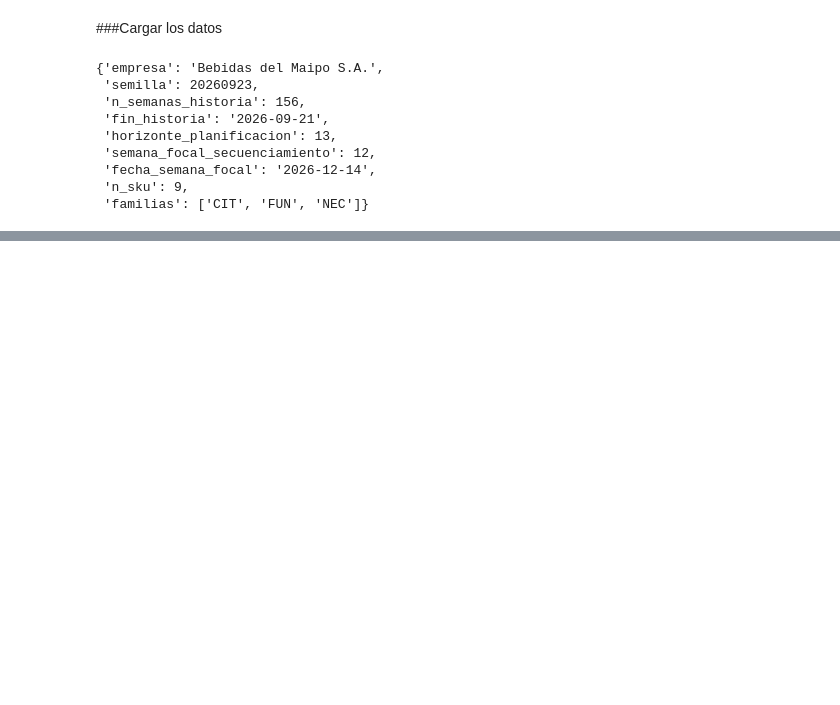
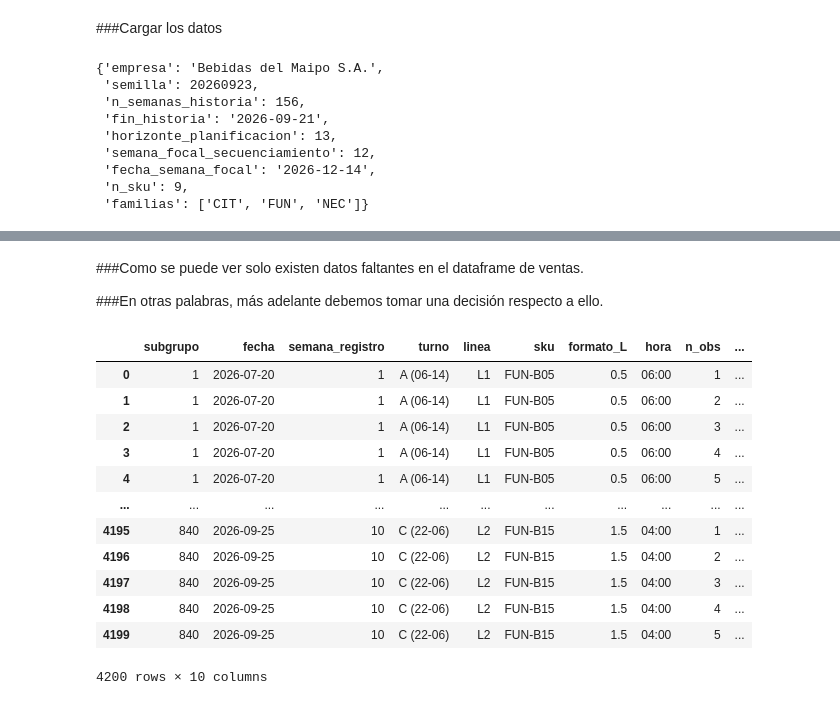
Before and after one commit to BenjaminOrtizO/CaseStudy, a Jupyter notebook: Entrega1.ipynb, the cells around one changed output, grey strips where cells are left out. Saved outputs shown, nothing was run; the diff lists cells and outputs as text; code cells hidden in the pictures; blank space fills up the shorter version.

```diff
--- a/Entrega1.ipynb
+++ b/Entrega1.ipynb
@@ -63,0 +138,3 @@ metadatos #equivalente a print en Jupyter
+# %%
+calidad_llenado['fecha'] = pd.to_datetime(calidad_llenado['fecha'])
+calidad_llenado['fecha'] = pd.to_datetime(calidad_llenado['fecha'])
@@ -63,0 +169,20 @@ metadatos #equivalente a print en Jupyter
+# %% [markdown]
+###Como se puede ver solo existen datos faltantes en el dataframe de ventas.
+
+###En otras palabras, más adelante debemos tomar una decisión respecto a ello.
+# %%
+calidad_llenado.head(4200)
+# %% [output]
+|  | subgrupo | fecha | semana_registro | turno | linea | sku | formato_L | hora | n_obs | ... |
+| 0 | 1 | 2026-07-20 | 1 | A (06-14) | L1 | FUN-B05 | 0.5 | 06:00 | 1 | ... |
+| 1 | 1 | 2026-07-20 | 1 | A (06-14) | L1 | FUN-B05 | 0.5 | 06:00 | 2 | ... |
+| 2 | 1 | 2026-07-20 | 1 | A (06-14) | L1 | FUN-B05 | 0.5 | 06:00 | 3 | ... |
+| 3 | 1 | 2026-07-20 | 1 | A (06-14) | L1 | FUN-B05 | 0.5 | 06:00 | 4 | ... |
+| 4 | 1 | 2026-07-20 | 1 | A (06-14) | L1 | FUN-B05 | 0.5 | 06:00 | 5 | ... |
+| ... | ... | ... | ... | ... | ... | ... | ... | ... | ... | ... |
+| 4195 | 840 | 2026-09-25 | 10 | C (22-06) | L2 | FUN-B15 | 1.5 | 04:00 | 1 | ... |
+| 4196 | 840 | 2026-09-25 | 10 | C (22-06) | L2 | FUN-B15 | 1.5 | 04:00 | 2 | ... |
+| 4197 | 840 | 2026-09-25 | 10 | C (22-06) | L2 | FUN-B15 | 1.5 | 04:00 | 3 | ... |
+| 4198 | 840 | 2026-09-25 | 10 | C (22-06) | L2 | FUN-B15 | 1.5 | 04:00 | 4 | ... |
+| 4199 | 840 | 2026-09-25 | 10 | C (22-06) | L2 | FUN-B15 | 1.5 | 04:00 | 5 | ... |
+4200 rows × 10 columns
```
Also changed, not shown: parts of 16 cells of this notebook.
